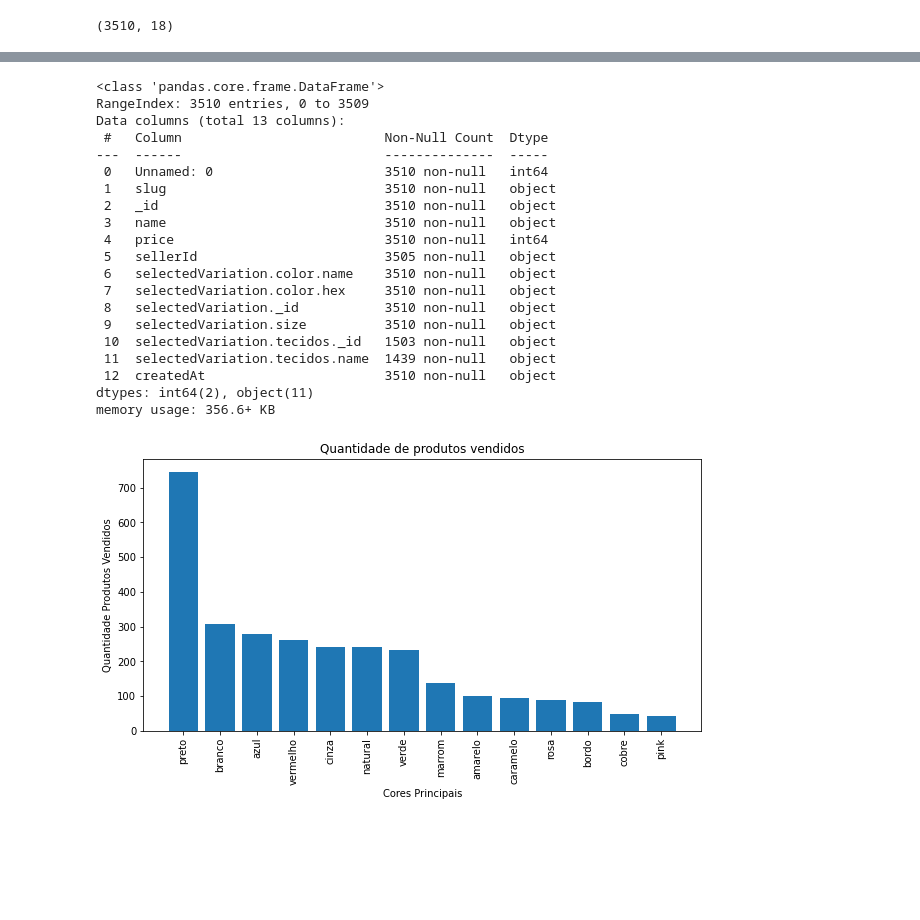
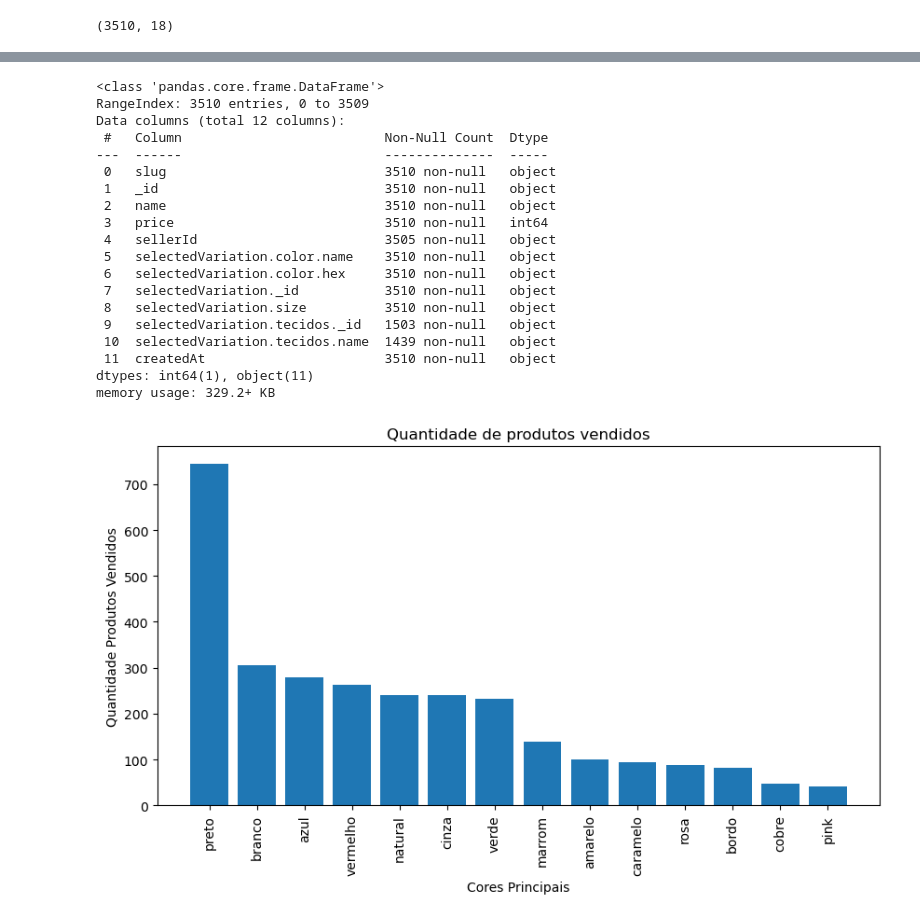
Before and after one commit to BrunaSchaan/topicos-marketing, a Jupyter notebook: topicos_especiais.ipynb, the cells around one changed output, grey strips where cells are left out. Cells and saved outputs as stored; diff of their text form; code cells hidden in the pictures; blank space fills up the shorter version.

```diff
--- a/topicos_especiais.ipynb
+++ b/topicos_especiais.ipynb
@@ -160,6 +253,8 @@ df_products.shape
 (3510, 18)
 # %%
 df_products = df_products.drop(columns=['quantity'])
+# %%
+df_products = df_products.drop(columns=['Unnamed: 0'])
 # %%
 df_products = df_products.drop(columns=['selectedVariation.tecidos.tecidosImages'])
 # %%
@@ -182,23 +277,22 @@ df_products.info()
 # %% [output]
 <class 'pandas.core.frame.DataFrame'>
 RangeIndex: 3510 entries, 0 to 3509
-Data columns (total 13 columns):
+Data columns (total 12 columns):
  #   Column                          Non-Null Count  Dtype
 ---  ------                          --------------  -----
- 0   Unnamed: 0                      3510 non-null   int64
- 1   slug                            3510 non-null   object
- 2   _id                             3510 non-null   object
- 3   name                            3510 non-null   object
- 4   price                           3510 non-null   int64
- 5   sellerId                        3505 non-null   object
- 6   selectedVariation.color.name    3510 non-null   object
- 7   selectedVariation.color.hex     3510 non-null   object
- 8   selectedVariation._id           3510 non-null   object
- 9   selectedVariation.size          3510 non-null   object
- 10  selectedVariation.tecidos._id   1503 non-null   object
- 11  selectedVariation.tecidos.name  1439 non-null   object
- 12  createdAt                       3510 non-null   object
-dtypes: int64(2), object(11)
-memory usage: 356.6+ KB
+ 0   slug                            3510 non-null   object
+ 1   _id                             3510 non-null   object
+ 2   name                            3510 non-null   object
+ 3   price                           3510 non-null   int64
+ 4   sellerId                        3505 non-null   object
+ 5   selectedVariation.color.name    3510 non-null   object
+ 6   selectedVariation.color.hex     3510 non-null   object
+ 7   selectedVariation._id           3510 non-null   object
+ 8   selectedVariation.size          3510 non-null   object
+ 9   selectedVariation.tecidos._id   1503 non-null   object
+ 10  selectedVariation.tecidos.name  1439 non-null   object
+ 11  createdAt                       3510 non-null   object
+dtypes: int64(1), object(11)
+memory usage: 329.2+ KB
 # %%
 df_products['selectedVariation.color.name'] = df_products['selectedVariation.color.name'].str.lower()
@@ -205,17 +303,18 @@ df_products['selectedVariation.color.name'] = df_products['selectedVariation.col
 # %%
 color_values_sold = df_products['selectedVariation.color.name'].value_counts()
-color_values_sold = color_values_sold.where(color_values_sold > 40).dropna()
+color_values_sold = color_values_sold.where(color_values_sold > 40
+                                           ).dropna()
 color_values_sold = color_values_sold.convert_dtypes()
 color_values_sold
 
 color_sold = color_values_sold.keys()
 
 plt.figure(figsize=(10,5))
 plt.bar(color_sold, color_values_sold)
 plt.xticks(color_sold, rotation="vertical")
 plt.ylabel('Quantidade Produtos Vendidos')
 plt.xlabel('Cores Principais')
 plt.title('Quantidade de produtos vendidos')
 plt.show()
 # %% [output]
-[figure, old version]
+[figure, new version]
```
Also changed, not shown: parts of 61 cells of this notebook.
